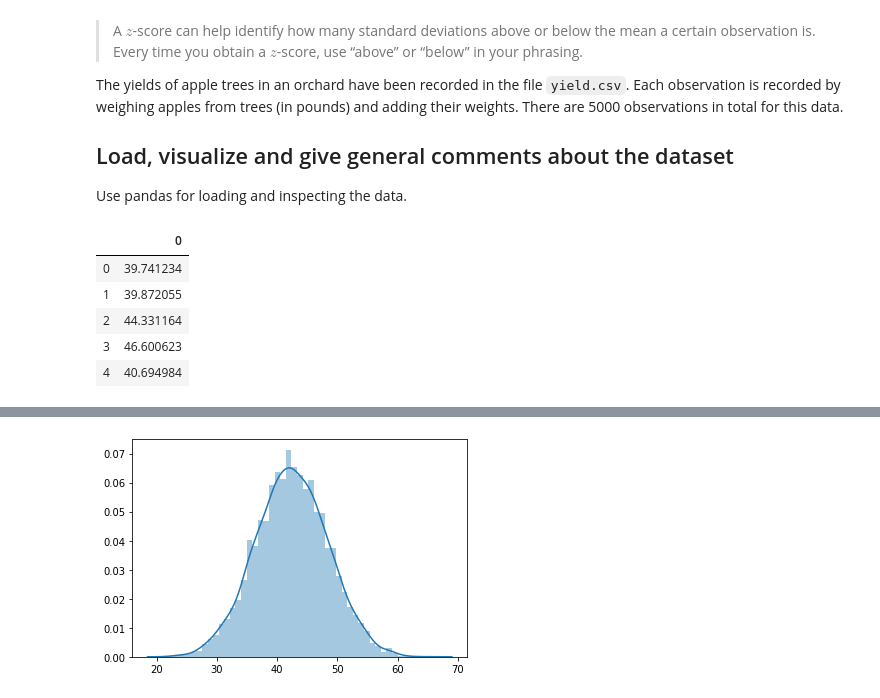
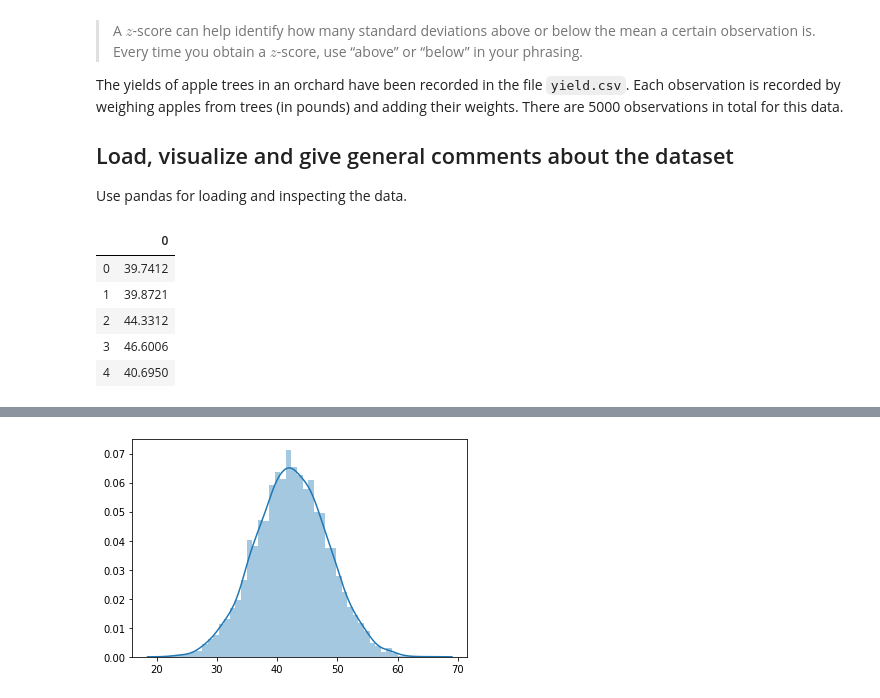
Before and after one commit to JessicaFB/dsc-standard-normal-distribution-lab-onl01-dtsc-pt-012120, a Jupyter notebook: index.ipynb, the cells around one changed output, grey strips where cells are left out. Drawn from its saved outputs; the diff is of its cells as text; code cells hidden in the pictures.

```diff
--- a/index.ipynb
+++ b/index.ipynb
@@ -24,23 +24,23 @@ Use pandas for loading and inspecting the data.
 # %%
 # Import libraries
 import numpy as np
 import pandas as pd
 import matplotlib.pyplot as plt
 %matplotlib inline
 import seaborn as sns
 
 # Read the yield data as a dataframe
-yield_data = pd.read_csv('yield.csv')
-yield_df = pd.DataFrame(yield_data)
+data = pd.read_csv('yield.csv')
+df = pd.DataFrame(data)
 
 # Let's take a look at the data
-display(yield_df.head())
-yield_df.describe()
+display(df.head().round(4))
+df.describe().round(4)
 # %% [output]
 |  | 0 |
-| 0 | 39.741234 |
-| 1 | 39.872055 |
-| 2 | 44.331164 |
-| 3 | 46.600623 |
-| 4 | 40.694984 |
+| 0 | 39.7412 |
+| 1 | 39.8721 |
+| 2 | 44.3312 |
+| 3 | 46.6006 |
+| 4 | 40.6950 |
 |  | 0 |
```
Also changed, not shown: parts of 12 cells of this notebook.
